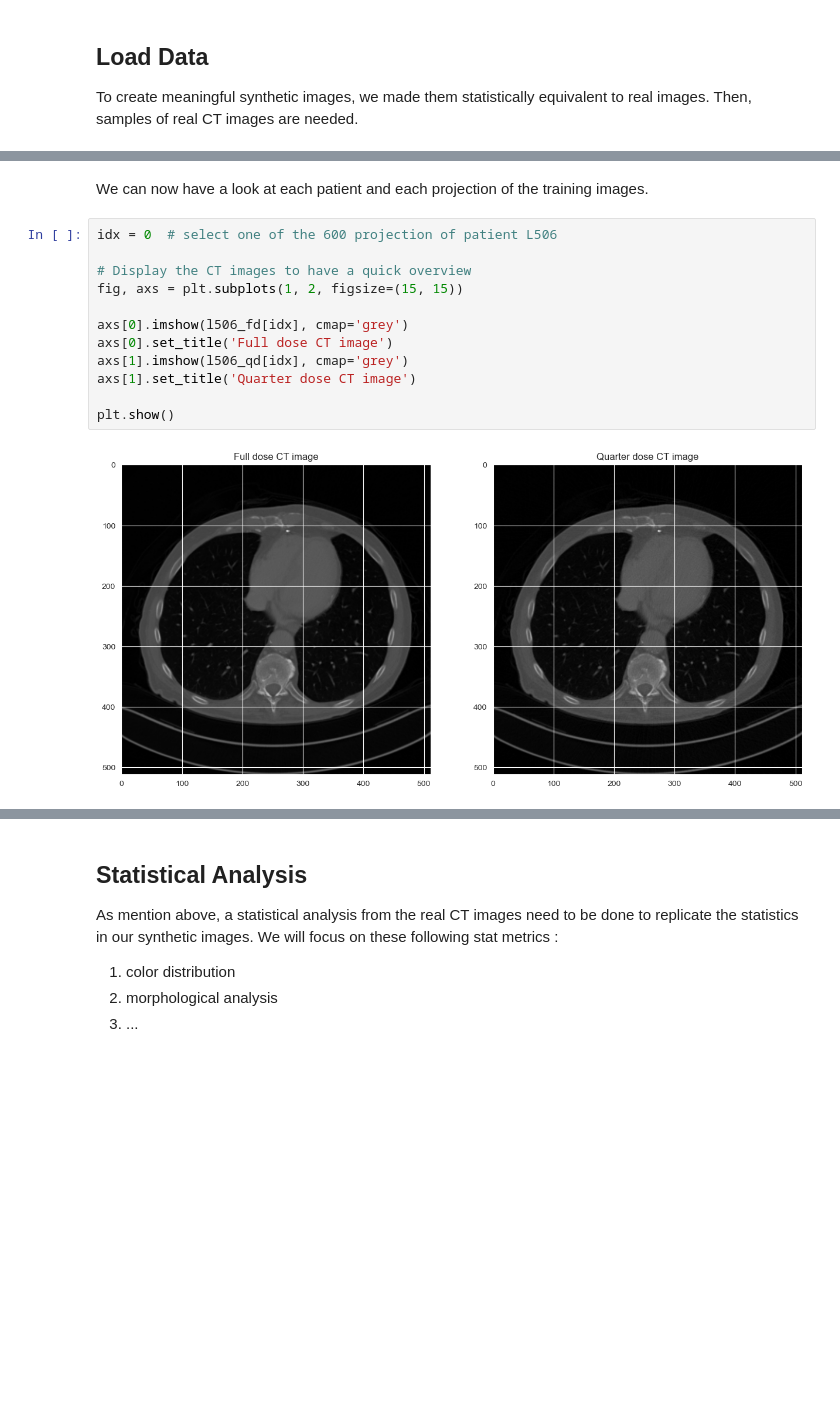
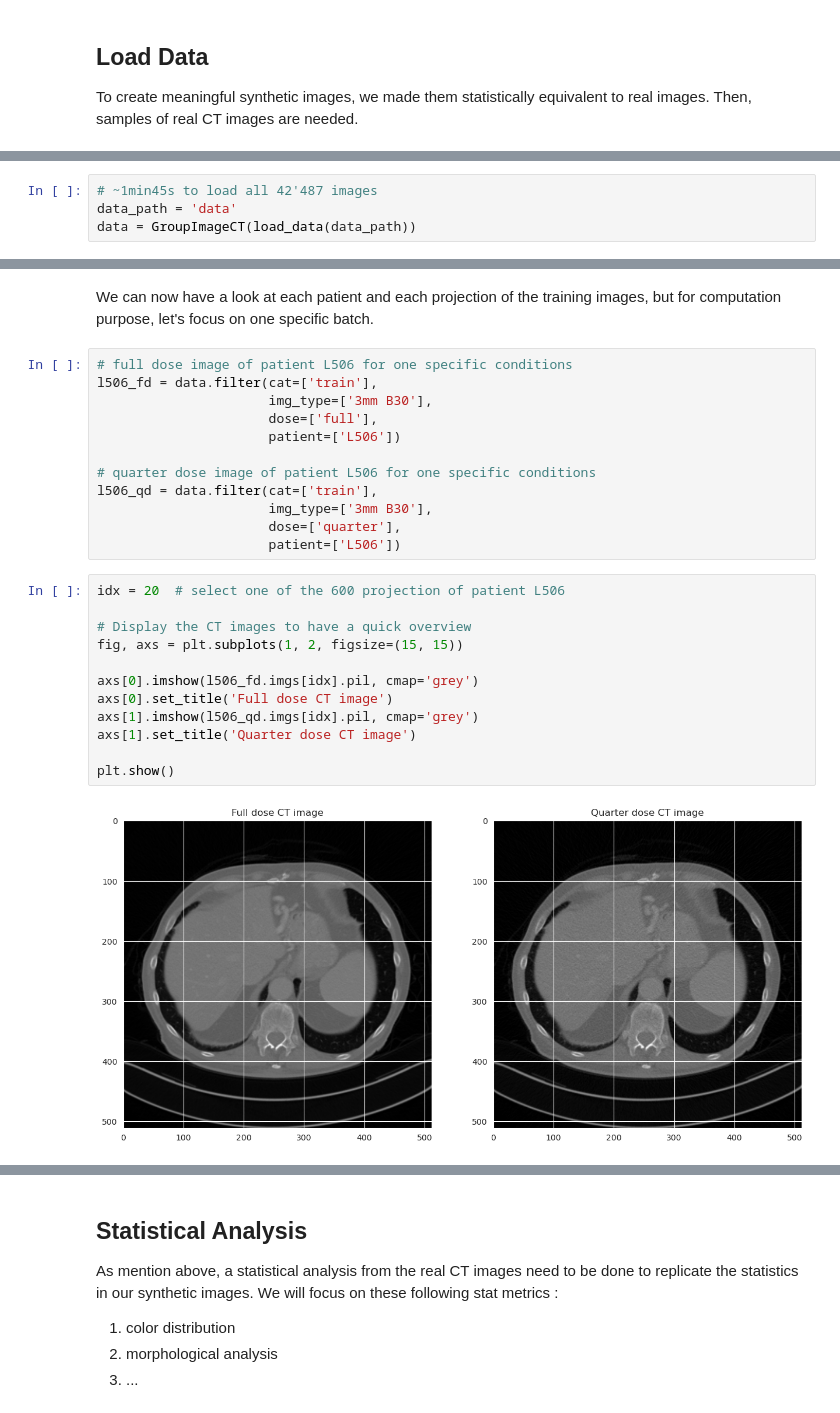
Before and after one commit to paulo-03/research_project_master, a Jupyter notebook: local_files/synthetic_images.ipynb, the cells around one changed output, grey strips where cells are left out. Saved outputs shown, nothing was run; the diff lists cells and outputs as text; blank space fills up the shorter version.

```diff
--- a/local_files/synthetic_images.ipynb
+++ b/local_files/synthetic_images.ipynb
@@ -34,0 +27,4 @@ path_fd = 'full_3mm/L506'
+# %%
+# ~1min45s to load all 42'487 images
+data_path = 'data'
+data = GroupImageCT(load_data(data_path))
@@ -35,16 +47,28 @@ path_fd = 'full_3mm/L506'
 # %% [markdown]
-We can now have a look at each patient and each projection of the training images.
+We can now have a look at each patient and each projection of the training images, but for computation purpose, let's focus on one specific batch.
+# %%
+# full dose image of patient L506 for one specific conditions
+l506_fd = data.filter(cat=['train'],
+                      img_type=['3mm B30'],
+                      dose=['full'],
+                      patient=['L506'])
+
+# quarter dose image of patient L506 for one specific conditions
+l506_qd = data.filter(cat=['train'],
+                      img_type=['3mm B30'],
+                      dose=['quarter'],
+                      patient=['L506'])
 # %%
-idx = 0  # select one of the 600 projection of patient L506
+idx = 20  # select one of the 600 projection of patient L506
 
 # Display the CT images to have a quick overview
 fig, axs = plt.subplots(1, 2, figsize=(15, 15))
 
-axs[0].imshow(l506_fd[idx], cmap='grey')
+axs[0].imshow(l506_fd.imgs[idx].pil, cmap='grey')
 axs[0].set_title('Full dose CT image')
-axs[1].imshow(l506_qd[idx], cmap='grey')
+axs[1].imshow(l506_qd.imgs[idx].pil, cmap='grey')
 axs[1].set_title('Quarter dose CT image')
 
 plt.show()
 # %% [output]
-[figure, old version]
+[figure, new version]
```
Also changed, not shown: parts of 13 cells of this notebook, 5 other files.
